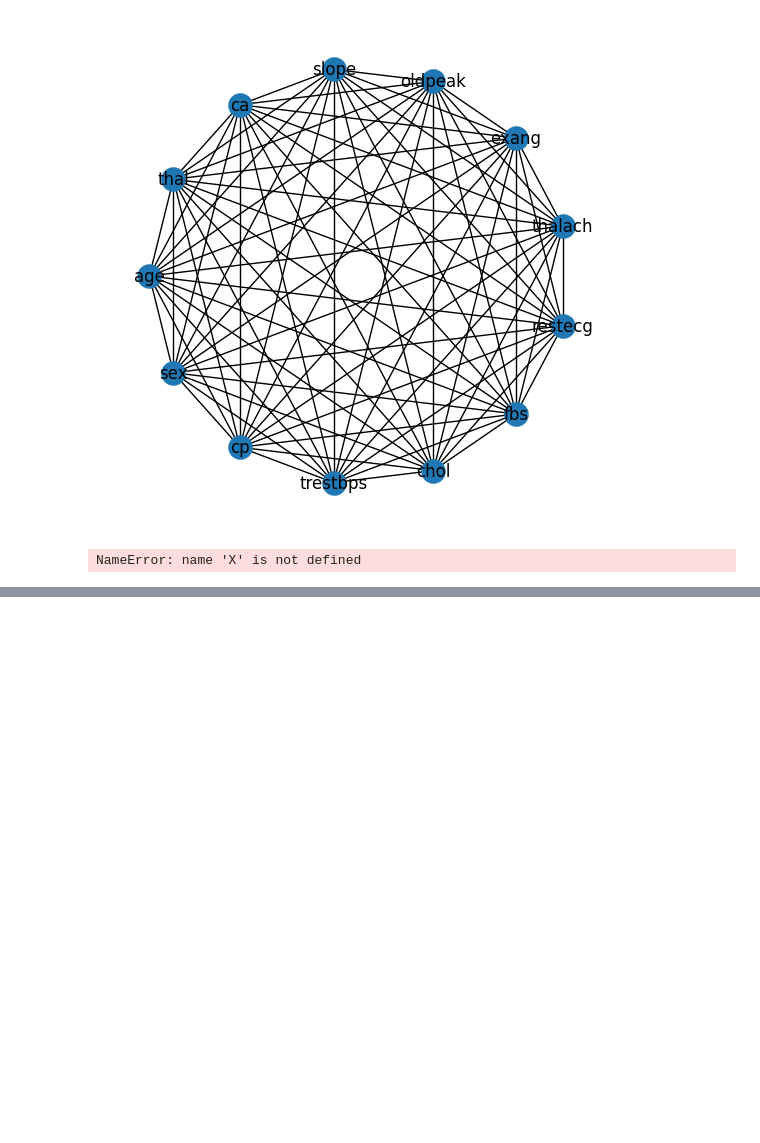
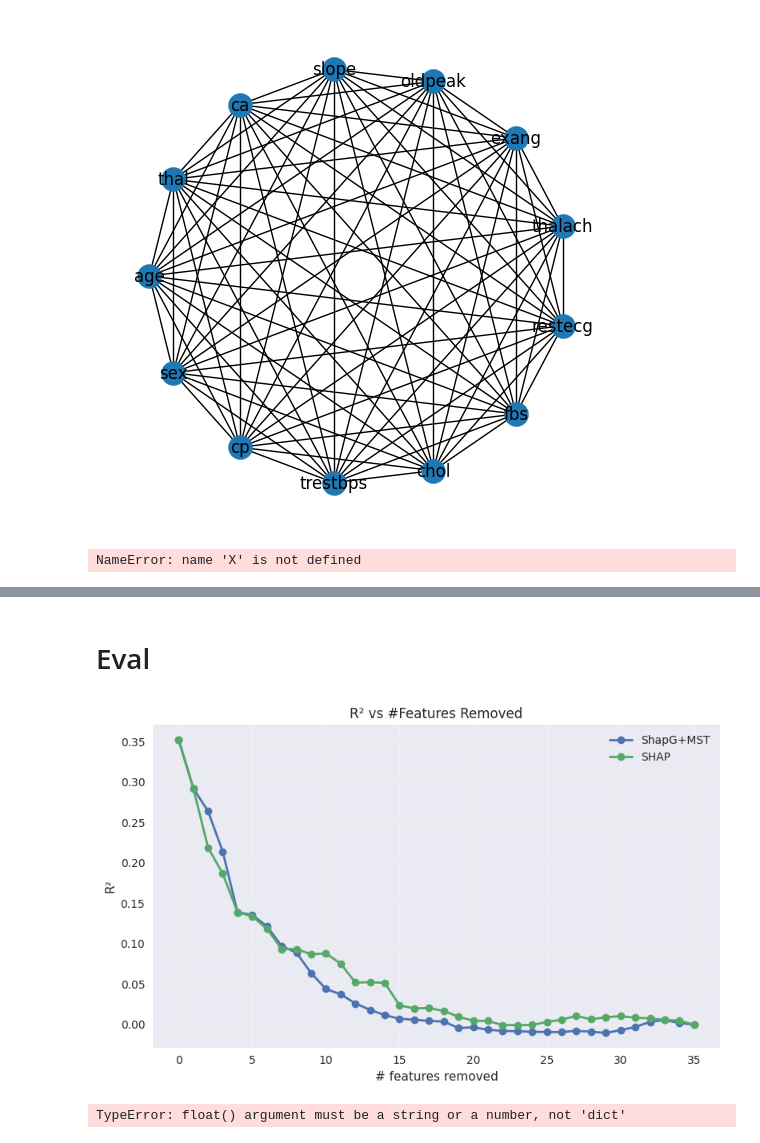
Before and after one commit to NguyenMVo/shapG, a Jupyter notebook: examples/xai-online-training.ipynb, the cells around one changed output, grey strips where cells are left out. Cells and saved outputs as stored; diff of their text form; code cells hidden in the pictures; blank space fills up the shorter version.

```diff
--- a/examples/xai-online-training.ipynb
+++ b/examples/xai-online-training.ipynb
@@ -327,0 +661,25 @@ plt.show()
+# %%
+all_feats = feature_names
+
+# Rankings (after normalization)
+rank_mst  = sorted(phi_mst_n,  key=phi_mst_n.get,  reverse=True)
+rank_shap = sorted(phi_shap_n, key=phi_shap_n.get, reverse=True)
+
+# a) Rank correlation
+corr = rank_correlation(phi_shap_n, phi_mst_n)
+
+# b) Top-k overlap
+overlap = topk_overlap(phi_shap_n, phi_mst_n, ks=(5,10,20))
+
+# c) Removal curves + slope score (faithfulness)
+step = max(1, len(all_feats)//20)
+curve_mst  = removal_curve(v_gain, all_feats, rank_mst,  step=step)
+curve_shap = removal_curve(v_gain, all_feats, rank_shap, step=step)
+S_mst  = slope_score(curve_mst)
+S_shap = slope_score(curve_shap)
+
+print("Rank correlation:", corr)
+print("Top-k overlap:", overlap)
+print("Slope score — MST vs. SHAP:", S_mst, S_shap)
+# %% [markdown]
+# Eval
@@ -327,0 +928,31 @@ plt.show()
+# %%
+# Build phi_mst robustly
+phi_mst = to_phi_dict(shapley_value_vac_mst, X_vac_mst.columns)
+rank_mst = sorted(phi_mst, key=phi_mst.get, reverse=True)
+
+# Build phi_shap (global) from your SHAP explanation
+import numpy as np
+vals_shap = np.mean(np.abs(shap_values.values), axis=0)  # shape: (n_features,)
+phi_shap  = {f: float(v) for f, v in zip(X_vac_shap.columns, vals_shap)}
+rank_shap = sorted(phi_shap, key=phi_shap.get, reverse=True)
+
+# Now rebuild the R² removal curves with your existing plotting code
+curve_mst  = build_removal_curve_r2(X_vac_mst, y_vac_mst, rank_mst,  step=1)
+curve_shap = build_removal_curve_r2(X_vac_mst, y_vac_mst, rank_shap, step=1)
+plot_removal_curves({"ShapG+MST": curve_mst, "SHAP": curve_shap})
+# %% [output]
+[figure, added]
+# %%
+# Build phi_mst correctly from the ShapG array (aligned to X_vac_mst.columns)
+import numpy as np
+vals_mst = np.asarray(shapley_value_vac_mst).reshape(-1)
+phi_mst = {f: float(v) for f, v in zip(X_vac_mst.columns, vals_mst)}
+rank_mst = sorted(phi_mst, key=phi_mst.get, reverse=True)
+
+# Do the same for SHAP (mean |shap| per feature):
+import numpy as np
+vals_shap = np.mean(np.abs(shap_values.values), axis=0)
+phi_shap  = {f: float(v) for f, v in zip(X_vac_shap.columns, vals_shap)}
+rank_shap = sorted(phi_shap, key=phi_shap.get, reverse=True)
+# %% [output]
+TypeError: float() argument must be a string or a number, not 'dict'
```
Also changed, not shown: parts of 43 cells of this notebook, 6 other files.
